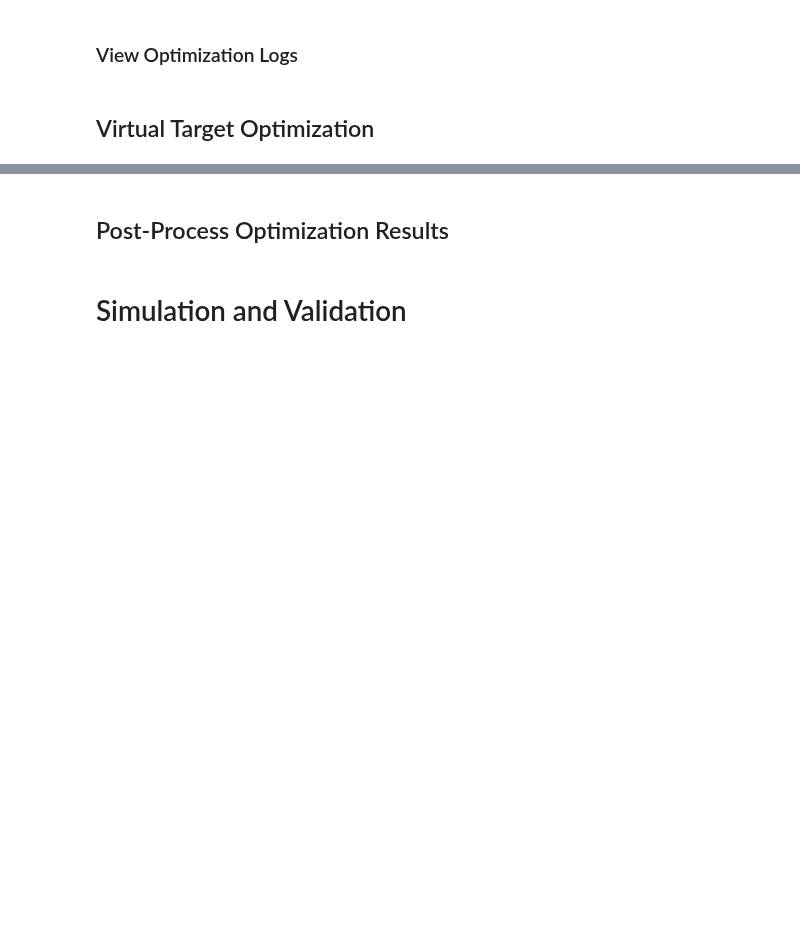
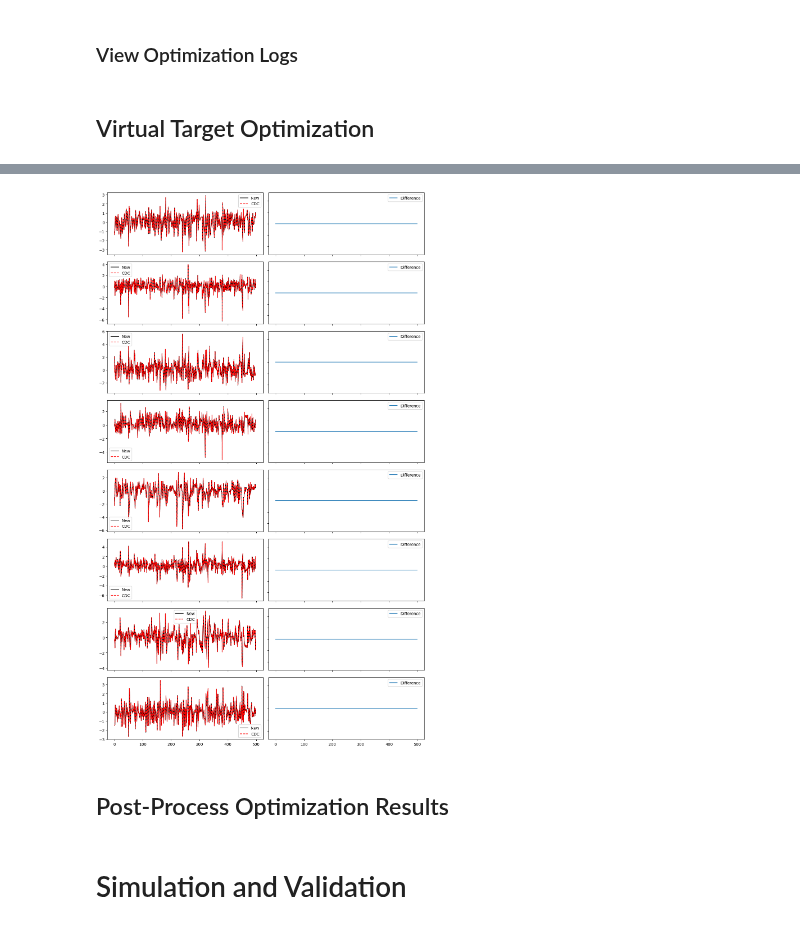
Before and after one commit to abhigyan9/KoopmanGPO, a Jupyter notebook: Playground_New-iGPK.ipynb, the cells around one changed output, grey strips where cells are left out. Saved outputs shown, nothing was run; the diff lists cells and outputs as text; code cells hidden in the pictures; blank space fills up the shorter version.

```diff
--- a/Playground_New-iGPK.ipynb
+++ b/Playground_New-iGPK.ipynb
@@ -604,0 +696,17 @@ plt.show()
+# %%
+fig, axs = plt.subplots(p, 2, figsize=(12,20))
+# fig.suptitle('Z*_new - Z*_old for different observables')
+for i in range(p):
+    del_z = optimal_Z[:,i] - optimal_Z2[:,i]
+    axs[i, 0].plot(optimal_Z[:,i].cpu(), color='black')
+    axs[i, 0].plot(optimal_Z2[:,i].cpu(), color='red', linestyle='--')
+    axs[i, 0].legend(['New', 'CDC'])
+    axs[i, 1].plot(del_z.cpu())
+    axs[i, 1].legend(['Difference'])
+
+for ax in axs.flat:
+    ax.label_outer()    # hides x labels and ticks for
+
+fig.tight_layout()
+# %% [output]
+[figure, added]
```
Also changed, not shown: parts of 13 cells of this notebook, 1 other file.
